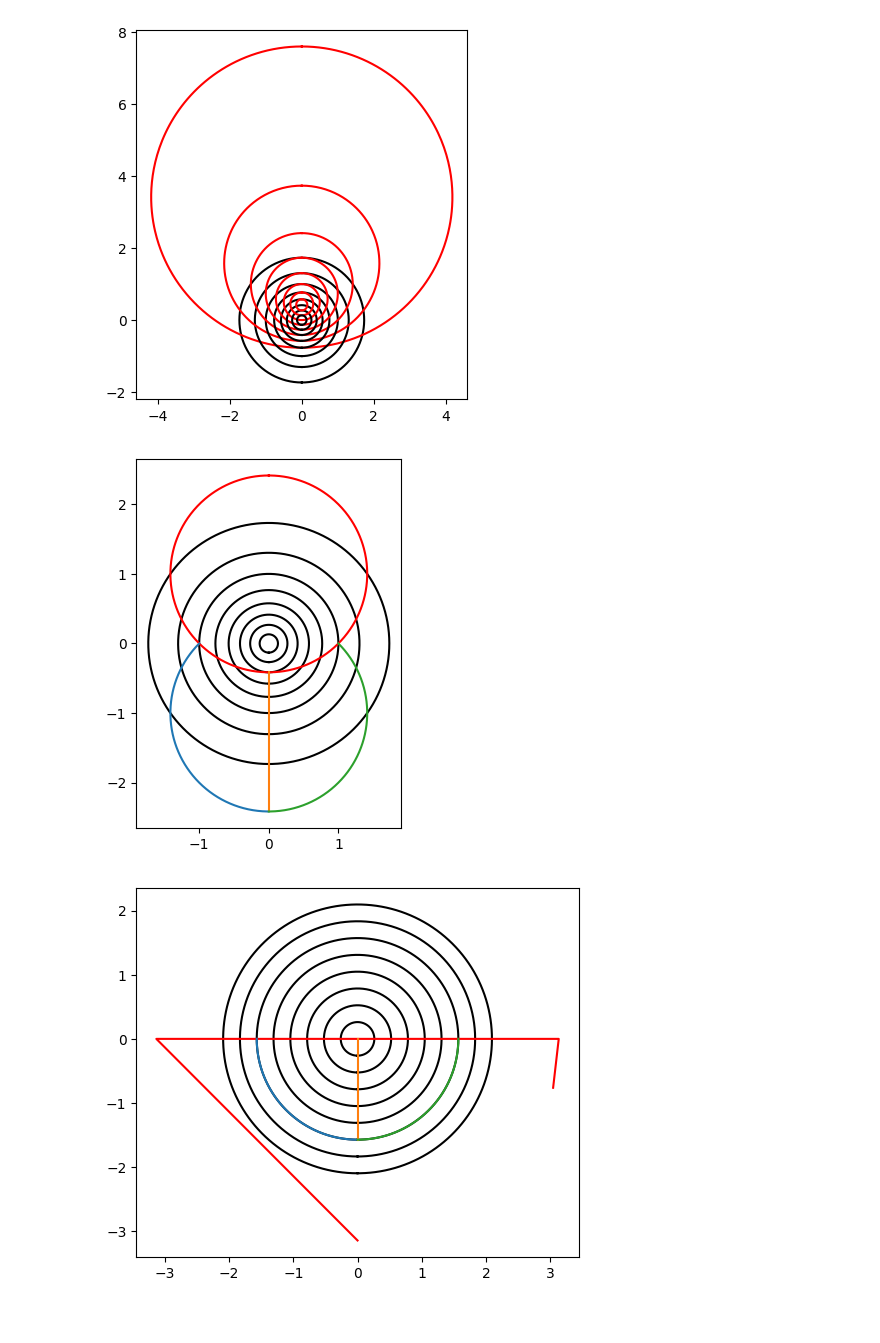
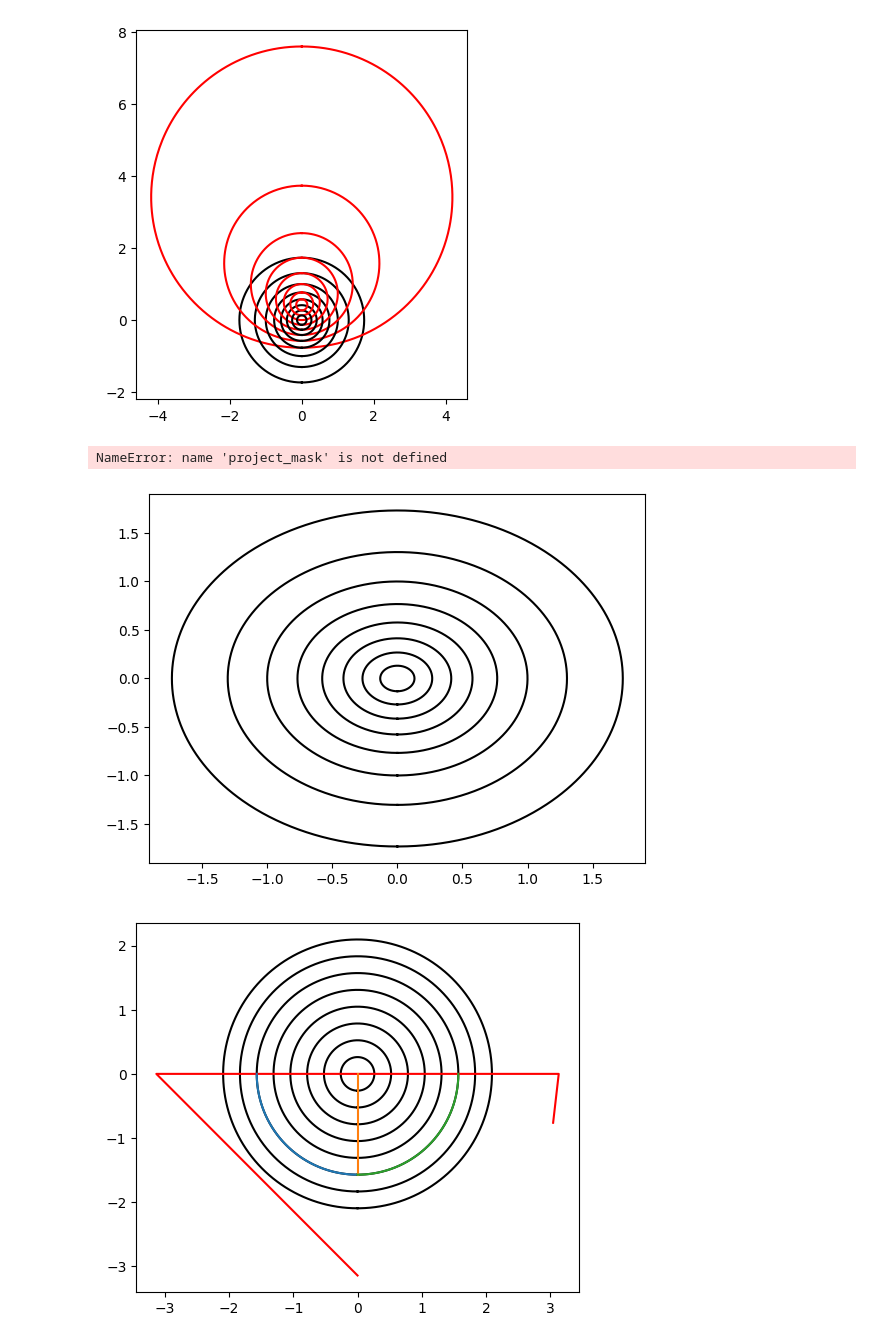
Before and after one commit to Giacomo-Menegatti/HARey_constellations_cards, a Jupyter notebook: astrolabe.ipynb, the cells around one changed output. Saved outputs shown, nothing was run; the diff lists cells and outputs as text; code cells hidden in the pictures.

Commit message:
Changed plotting functions to use my stereo projection, added azimuth option in polar plot

```diff
--- a/astrolabe.ipynb
+++ b/astrolabe.ipynb
@@ -187,50 +166,26 @@ def azimuthal_polar(phi, theta):
     x, y = azimuth_radius*np.cos(phi), azimuth_radius*np.sin(phi)
     # The projection has directions south:east. Return the projection with west:north reference
     return -y, -x
-
-def project_mask(long, lat, lat0, pole='N', mode='azimuth'):
-    """"""
-    lat, long = np.deg2rad(lat), np.deg2rad(long)
-    lat0 = np.deg2rad(lat0)
-
-    # Rotate the spherical coordinates
-    x,y,z = sph2cart(long, lat)
-    X = np.dot(Ry(np.pi/2-lat0), np.array((x,y,z)))
-
-    if mode == 'azimuth':
-        lat, long = cart2sph(X)
-        if pole=='N':
-            azimuth_radius = np.pi/2-lat
-        elif pole=='S':
-            azimuth_radius = np.pi/2+lat
-
-        x, y = azimuth_radius*np.cos(long), azimuth_radius*np.sin(long)
-
-    elif mode == 'stereo':
-        x,y,z = X
-        x, y = x/(z+1), y/(z+1)
-
-
-    return -y, -x
 # %%
 fig, ax = plt.subplots()
 phi = np.linspace(0,360,1000)
 for theta in range(-30,90,15):
 
     x,y = stereo_polar(phi, np.full(1000, theta))
     ax.plot(x,y, color='k')
 
-x,y = project_mask(np.linspace(0,360,1000), np.full(1000, 0), -45, mode='stereo')
+x,y = project_mask(np.linspace(0,360,1000), np.full(1000, 0), 45, mode='stereo')
 ax.plot(x,y, color='r')
 
 for phi in range(90,360,90):
-    x,y = project_mask(np.full(1000,phi), np.linspace(0,90,1000), -45, mode='stereo')
+    x,y = project_mask(np.full(1000,phi), np.linspace(0,90,1000), 45, mode='stereo')
     ax.plot(x,y)
 
 ax.set_aspect('equal')
 plt.show()
 # %% [output]
+NameError: name 'project_mask' is not defined
-[figure, old version]
+[figure, new version]
 # %%
 fig, ax = plt.subplots()
 phi = np.linspace(0,360,1000)
```
Also changed, not shown: parts of 6 cells of this notebook, 5 other files.
